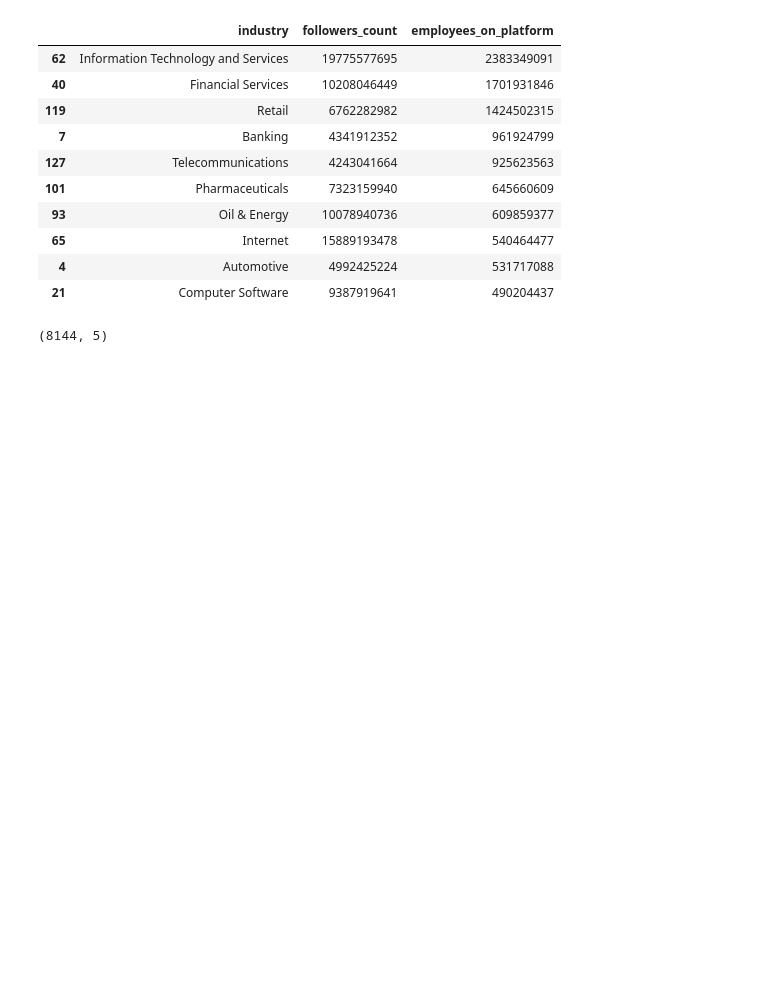
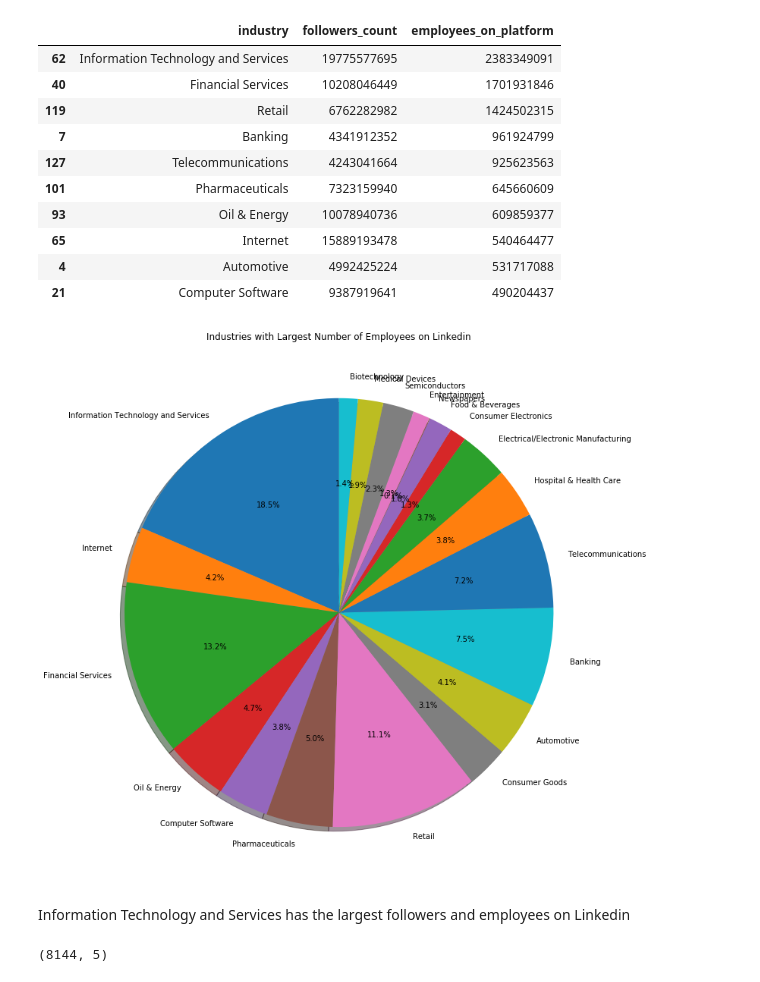
Before and after one commit to garimamalhotra/stock_predict, a Jupyter notebook: Capstone_Project_proposal_1.ipynb, the cells around one changed output. Saved outputs shown, nothing was run; the diff lists cells and outputs as text; code cells hidden in the pictures; blank space fills up the shorter version.

```diff
--- a/Capstone_Project_proposal_1.ipynb
+++ b/Capstone_Project_proposal_1.ipynb
@@ -178,6 +178,18 @@ grouped.sort_values('employees_on_platform', ascending=False).head(10)
 | 65 | Internet | 15889193478 | 540464477 |
 | 4 | Automotive | 4992425224 | 531717088 |
 | 21 | Computer Software | 9387919641 | 490204437 |
+# %%
+labels = grouped.sort_values('followers_count', ascending=False)['industry'].values[:20]
+sizes = grouped.sort_values('followers_count', ascending=False)['employees_on_platform'].values[:20]
+fig=plt.figure(figsize=(13,13))
+ax1 = fig.add_subplot(111)
+ax1.pie(sizes,labels=labels,autopct='%1.1f%%',shadow=True, startangle=90)
+ax1.set_title('Industries with Largest Number of Employees on Linkedin')
+plt.show()
+# %% [output]
+[figure, added]
+# %% [markdown]
+Information Technology and Services has the largest followers and employees on Linkedin
 # %%
 #We select certain industries that have large amount of companies and less noisy data by visual inspection of the above plots
 #select_ind=['Pharmaceuticals','Retail','Hospital & Health Care','Banking','Information Technology and Services',\
```
Also changed, not shown: parts of 69 cells of this notebook.
